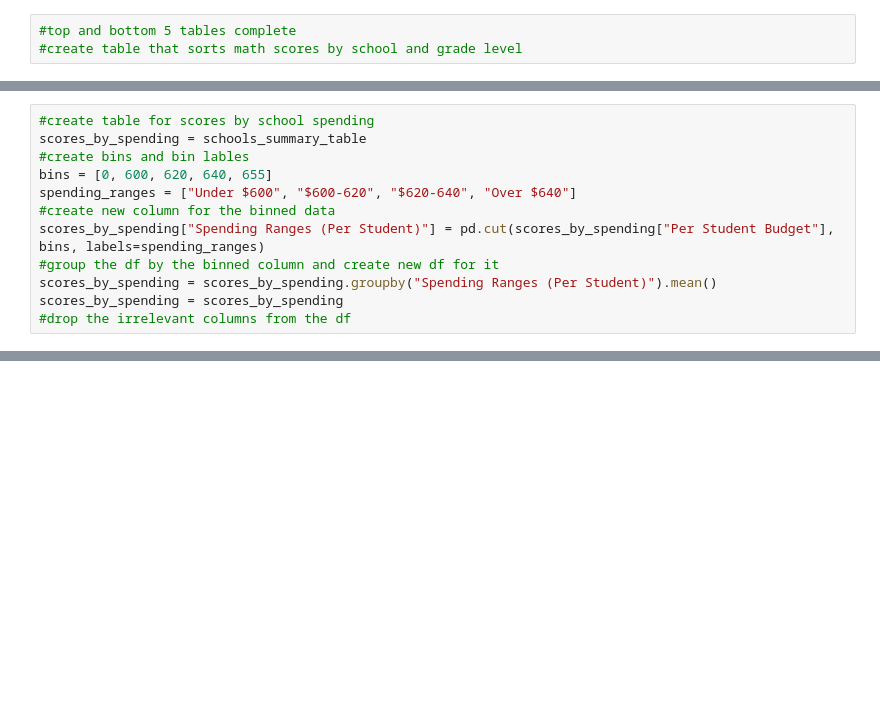
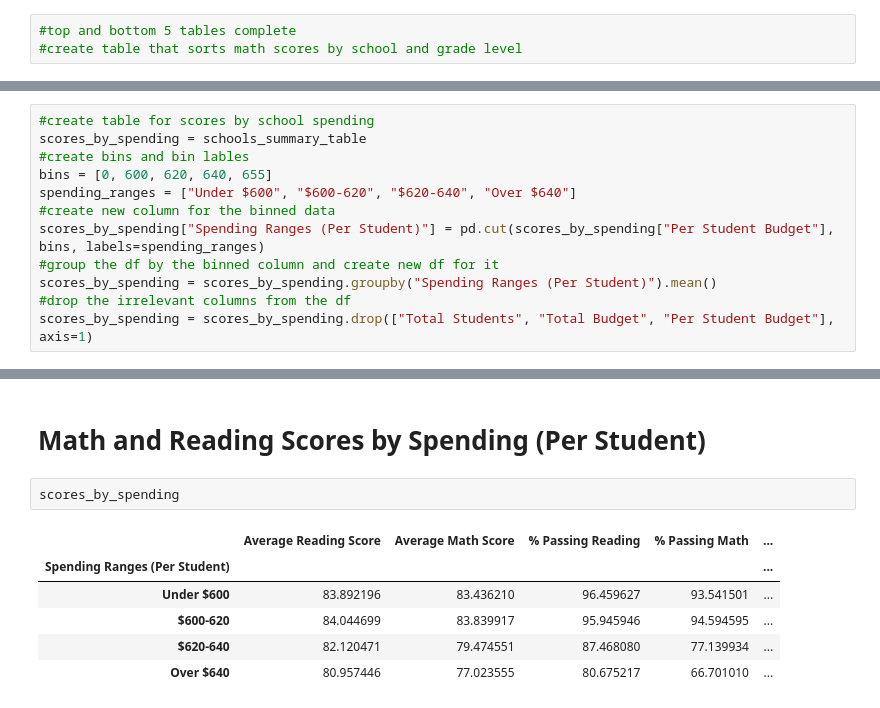
Before and after one commit to rglukins/bootcamp_homework, a Jupyter notebook: pandas-challenge/PyAcademy/PyAcademy.ipynb, the cells around one changed output, grey strips where cells are left out. Drawn from its saved outputs; the diff is of its cells as text; blank space fills up the shorter version.

```diff
--- a/pandas-challenge/PyAcademy/PyAcademy.ipynb
+++ b/pandas-challenge/PyAcademy/PyAcademy.ipynb
@@ -277,5 +168,5 @@ spending_ranges = ["Under $600", "$600-620", "$620-640", "Over $640"]
 scores_by_spending["Spending Ranges (Per Student)"] = pd.cut(scores_by_spending["Per Student Budget"], bins, labels=spending_ranges)
 #group the df by the binned column and create new df for it
 scores_by_spending = scores_by_spending.groupby("Spending Ranges (Per Student)").mean()
-scores_by_spending = scores_by_spending
 #drop the irrelevant columns from the df
+scores_by_spending = scores_by_spending.drop(["Total Students", "Total Budget", "Per Student Budget"], axis=1)
@@ -299,0 +262,11 @@ schools_summary_table[['Total Students']] = schools_summary_table[['Total Studen
+# %% [markdown]
+# Math and Reading Scores by Spending (Per Student)
+# %%
+scores_by_spending
+# %% [output]
+|  | Average Reading Score | Average Math Score | % Passing Reading | % Passing Math | ... |
+| Spending Ranges (Per Student) |  |  |  |  | ... |
+| Under $600 | 83.892196 | 83.436210 | 96.459627 | 93.541501 | ... |
+| $600-620 | 84.044699 | 83.839917 | 95.945946 | 94.594595 | ... |
+| $620-640 | 82.120471 | 79.474551 | 87.468080 | 77.139934 | ... |
+| Over $640 | 80.957446 | 77.023555 | 80.675217 | 66.701010 | ... |
```
Also changed, not shown: parts of 42 cells of this notebook, 2 other files.
